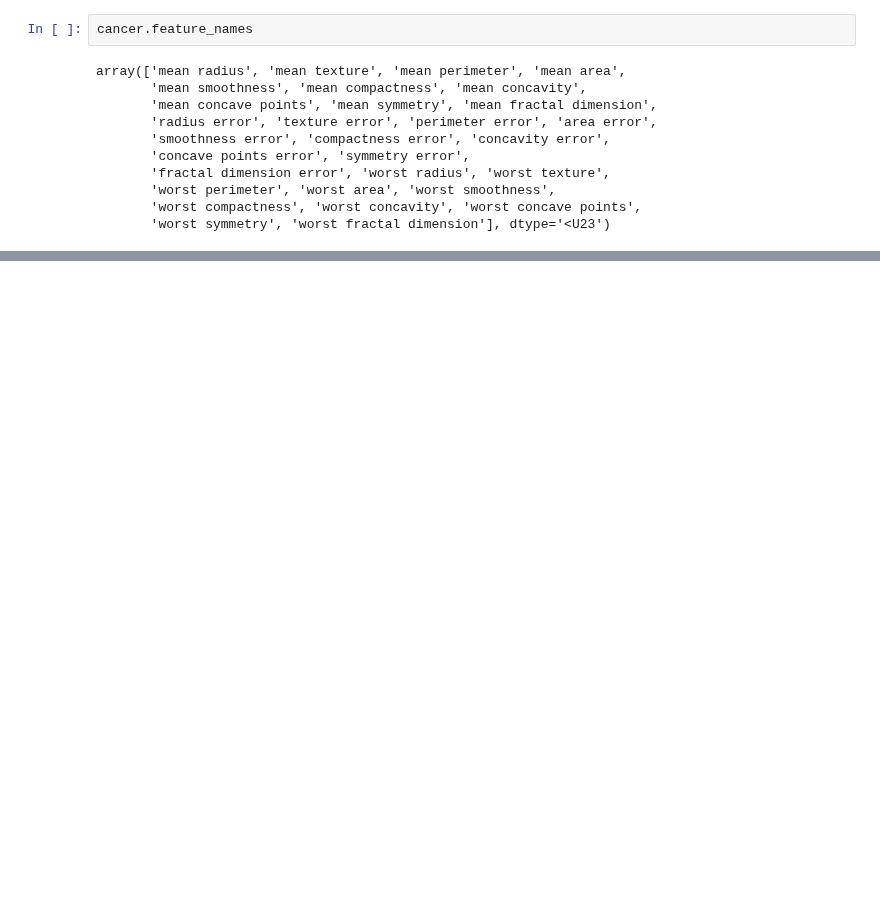
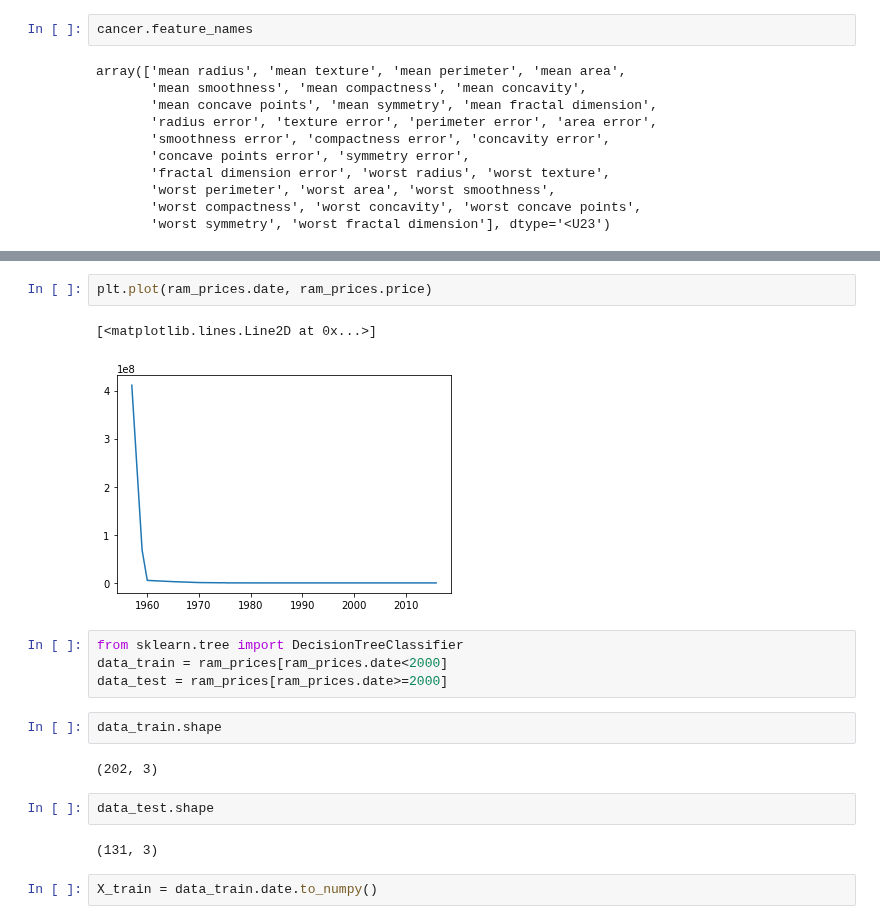
Before and after one commit to waldbear4/Python_2021, a Jupyter notebook: 20210621.ipynb, the cells around one changed output, grey strips where cells are left out. Cells and saved outputs as stored; diff of their text form; blank space fills up the shorter version.

```diff
--- a/20210621.ipynb
+++ b/20210621.ipynb
@@ -47,0 +139,19 @@ array(['mean radius', 'mean texture', 'mean perimeter', 'mean area',
+# %%
+plt.plot(ram_prices.date, ram_prices.price)
+# %% [output]
+[<matplotlib.lines.Line2D at 0x...>]
+[figure, added]
+# %%
+from sklearn.tree import DecisionTreeClassifier
+data_train = ram_prices[ram_prices.date<2000]
+data_test = ram_prices[ram_prices.date>=2000]
+# %%
+data_train.shape
+# %% [output]
+(202, 3)
+# %%
+data_test.shape
+# %% [output]
+(131, 3)
+# %%
+X_train = data_train.date.to_numpy()
```
Also changed, not shown: parts of 21 cells of this notebook, 2 other files.
